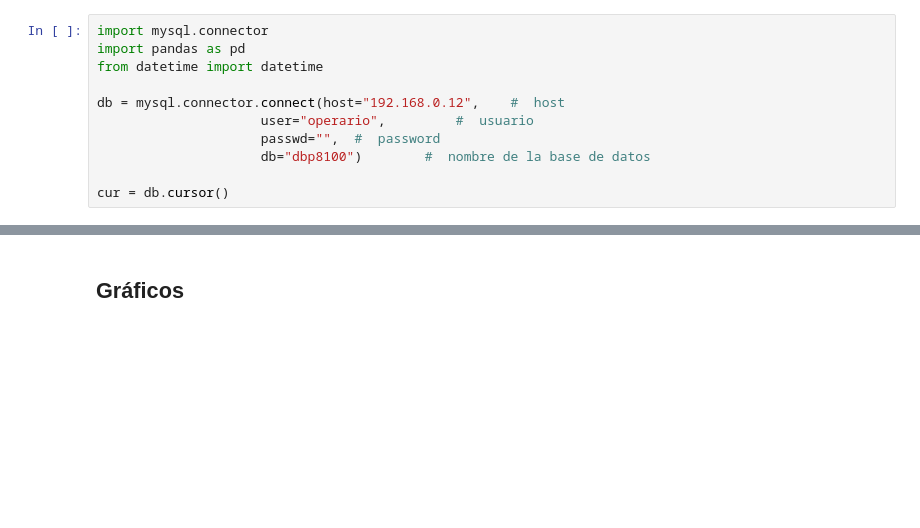
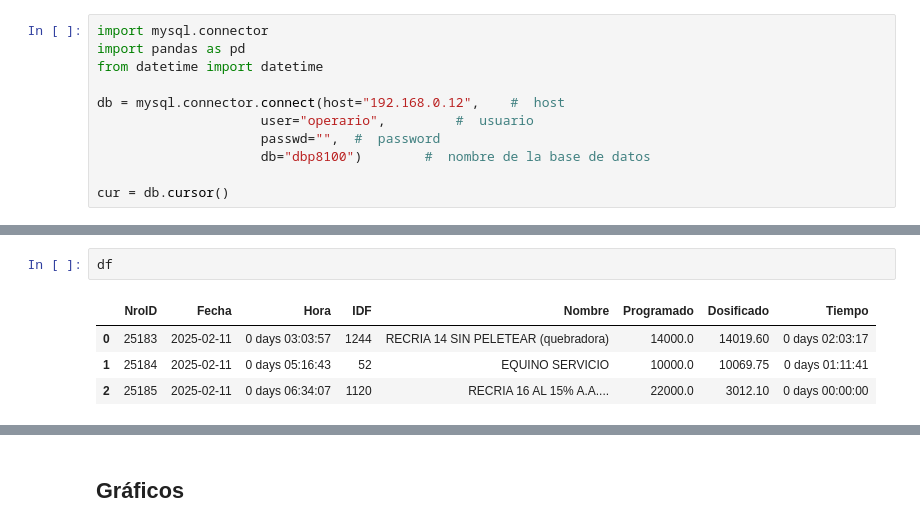
Before and after one commit to hzaquelli82/APSA-Dashboard, a Jupyter notebook: Notebook/Graficos.ipynb, the cells around one changed output, grey strips where cells are left out. Drawn from its saved outputs; the diff is of its cells as text; blank space fills up the shorter version.

```diff
--- a/Notebook/Graficos.ipynb
+++ b/Notebook/Graficos.ipynb
@@ -72,0 +72,7 @@ print(df)
+# %%
+df
+# %% [output]
+|  | NroID | Fecha | Hora | IDF | Nombre | Programado | Dosificado | Tiempo |
+| 0 | 25183 | 2025-02-11 | 0 days 03:03:57 | 1244 | RECRIA 14 SIN PELETEAR (quebradora) | 14000.0 | 14019.60 | 0 days 02:03:17 |
+| 1 | 25184 | 2025-02-11 | 0 days 05:16:43 | 52 | EQUINO SERVICIO | 10000.0 | 10069.75 | 0 days 01:11:41 |
+| 2 | 25185 | 2025-02-11 | 0 days 06:34:07 | 1120 | RECRIA 16 AL 15% A.A.... | 22000.0 | 3012.10 | 0 days 00:00:00 |
```
Also changed, not shown: parts of 10 cells of this notebook, 8 other files.
